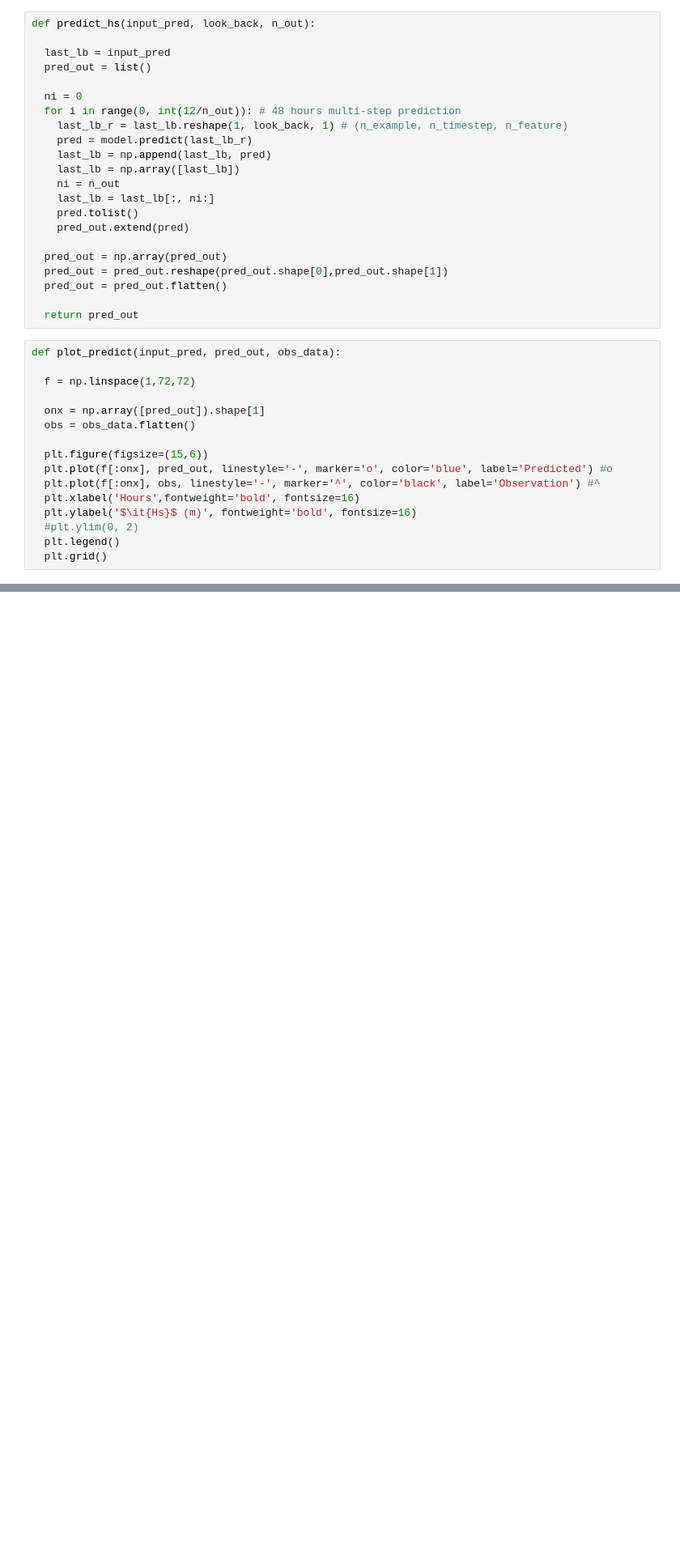
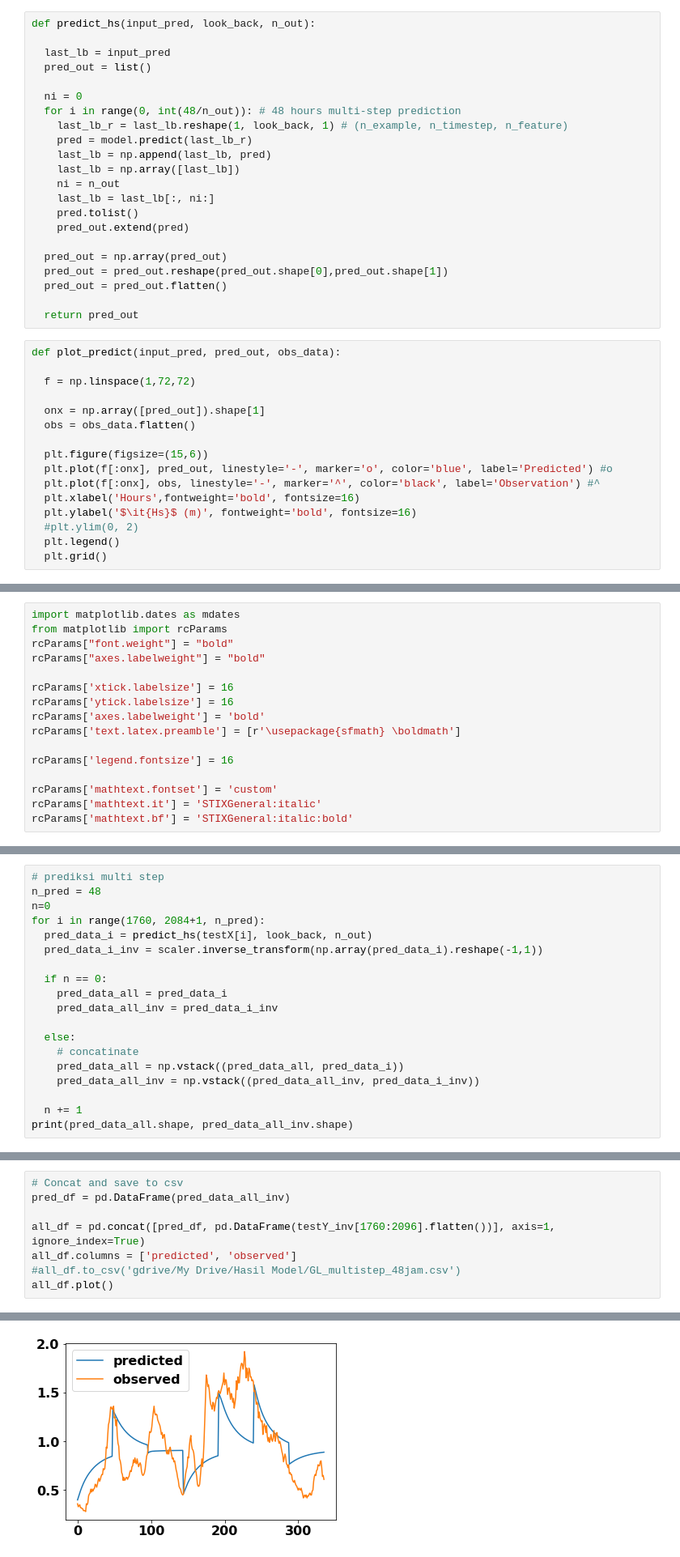
Before and after one commit to titan-khan/Data-Science, a Jupyter notebook: Ocean Wave Height Prediction using LSTM/Ocean Wave Height Prediction using LSTM.ipynb, the cells around one changed output, grey strips where cells are left out. Shown at 81% size. Saved outputs shown, nothing was run; the diff lists cells and outputs as text; blank space fills up the shorter version.

```diff
--- a/Ocean Wave Height Prediction using LSTM/Ocean Wave Height Prediction using LSTM.ipynb
+++ b/Ocean Wave Height Prediction using LSTM/Ocean Wave Height Prediction using LSTM.ipynb
@@ -242,7 +292,7 @@ def predict_hs(input_pred, look_back, n_out):
   pred_out = list()
 
   ni = 0
-  for i in range(0, int(12/n_out)): # 48 hours multi-step prediction
+  for i in range(0, int(48/n_out)): # 48 hours multi-step prediction
     last_lb_r = last_lb.reshape(1, look_back, 1) # (n_example, n_timestep, n_feature)
     pred = model.predict(last_lb_r)
     last_lb = np.append(last_lb, pred)
@@ -303,0 +355,16 @@ Bias: -0.04268089443445206
+# %%
+import matplotlib.dates as mdates
+from matplotlib import rcParams
+rcParams["font.weight"] = "bold"
+rcParams["axes.labelweight"] = "bold"
+
+rcParams['xtick.labelsize'] = 16
+rcParams['ytick.labelsize'] = 16
+rcParams['axes.labelweight'] = 'bold'
+rcParams['text.latex.preamble'] = [r'\usepackage{sfmath} \boldmath']
+
+rcParams['legend.fontsize'] = 16
+
+rcParams['mathtext.fontset'] = 'custom'
+rcParams['mathtext.it'] = 'STIXGeneral:italic'
+rcParams['mathtext.bf'] = 'STIXGeneral:italic:bold'
@@ -303,0 +379,19 @@ Bias: -0.04268089443445206
+# %%
+# prediksi multi step
+n_pred = 48
+n=0
+for i in range(1760, 2084+1, n_pred):
+  pred_data_i = predict_hs(testX[i], look_back, n_out)
+  pred_data_i_inv = scaler.inverse_transform(np.array(pred_data_i).reshape(-1,1))
+
+  if n == 0:
+    pred_data_all = pred_data_i
+    pred_data_all_inv = pred_data_i_inv
+
+  else:
+    # concatinate
+    pred_data_all = np.vstack((pred_data_all, pred_data_i))
+    pred_data_all_inv = np.vstack((pred_data_all_inv, pred_data_i_inv))
+
+  n += 1
+print(pred_data_all.shape, pred_data_all_inv.shape)
@@ -303,0 +440,9 @@ Bias: -0.04268089443445206
+# %%
+# Concat and save to csv
+pred_df = pd.DataFrame(pred_data_all_inv)
+
+all_df = pd.concat([pred_df, pd.DataFrame(testY_inv[1760:2096].flatten())], axis=1, ignore_index=True)
+all_df.columns = ['predicted', 'observed']
+#all_df.to_csv('gdrive/My Drive/Hasil Model/GL_multistep_48jam.csv')
+all_df.plot()
+# %% [output]
@@ -303,0 +450 @@ Bias: -0.04268089443445206
+[figure, added]
```
Also changed, not shown: parts of 35 cells of this notebook.
